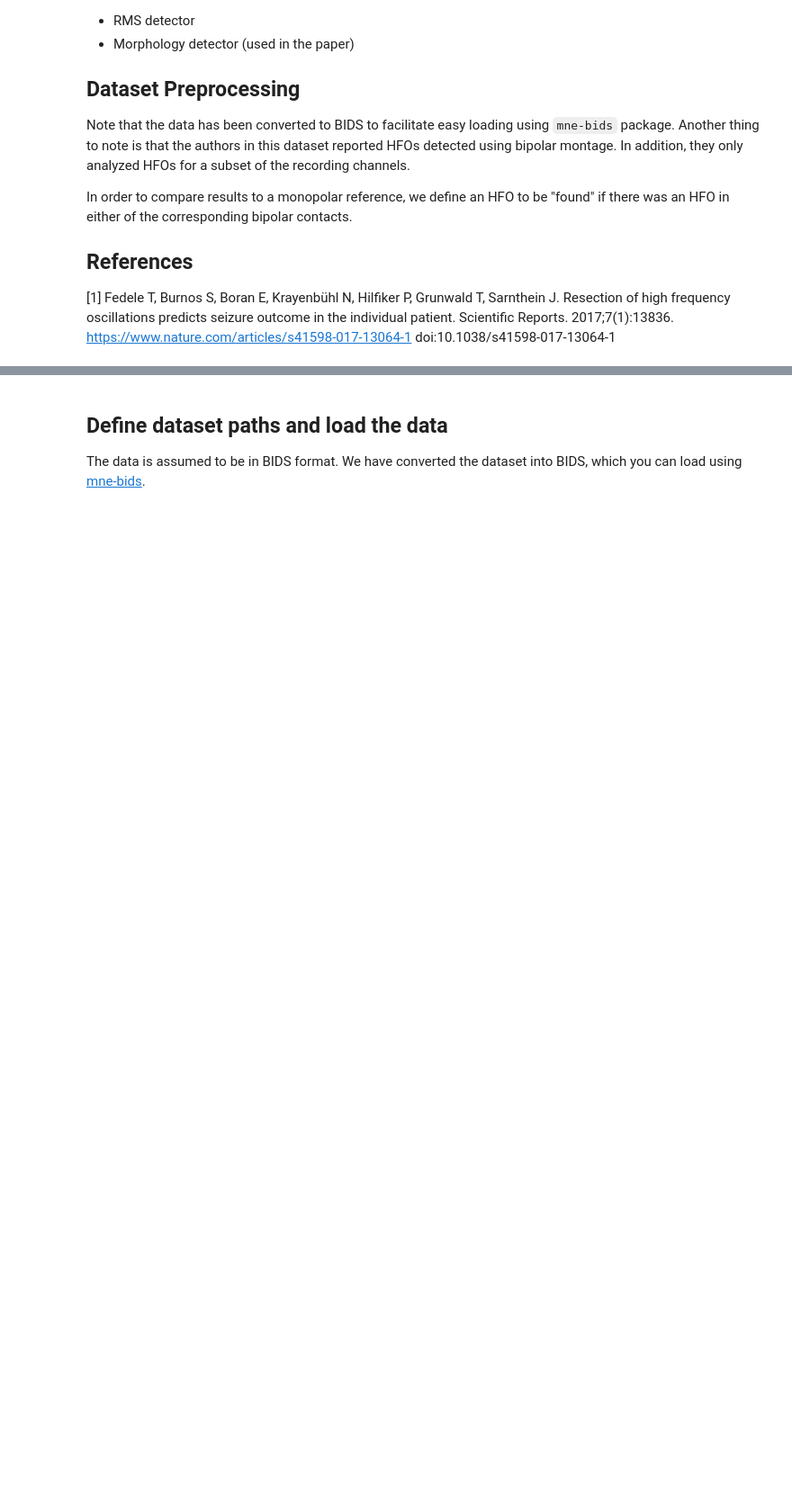
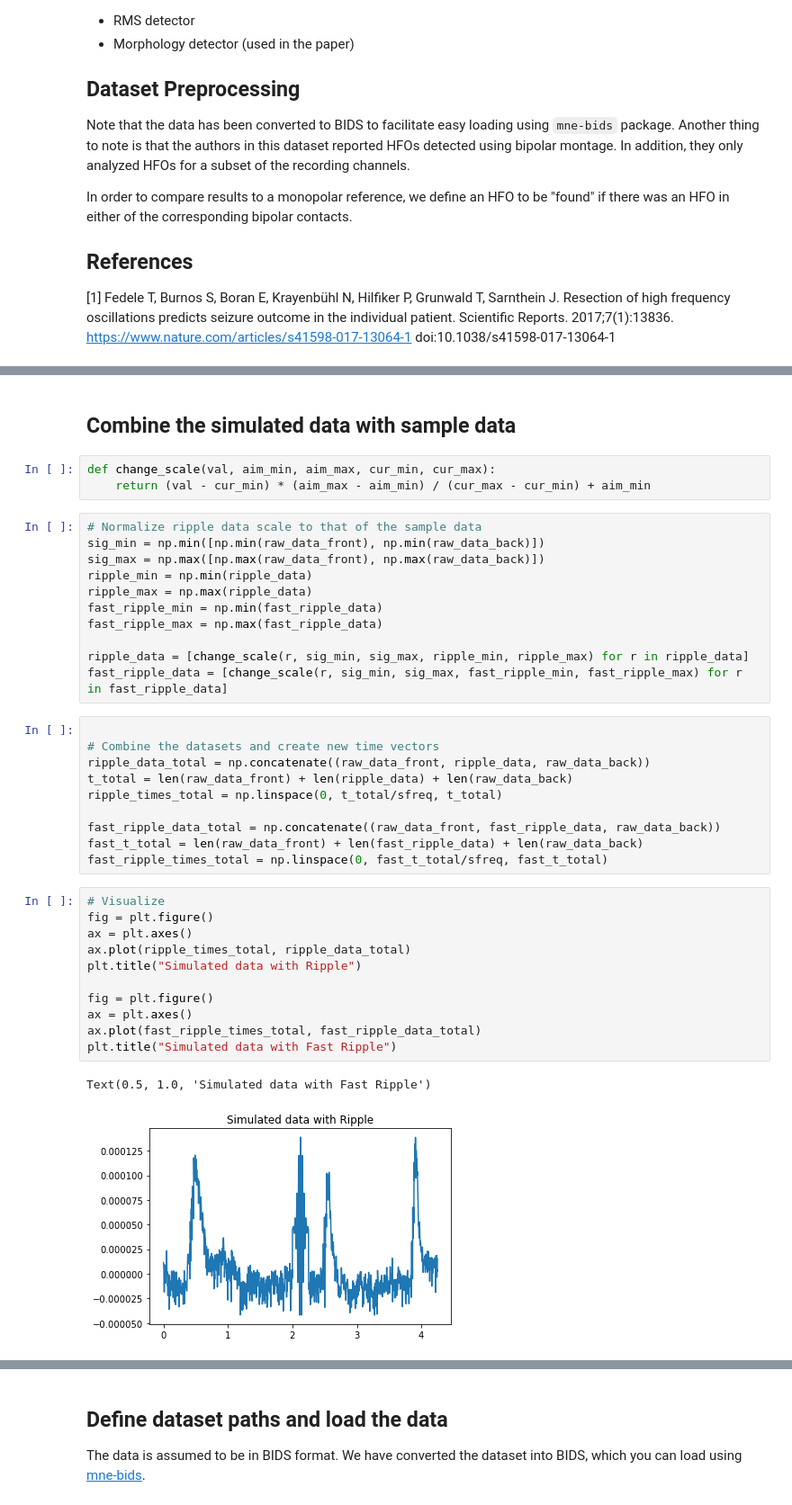
Before and after one commit to mne-tools/mne-hfo, a Jupyter notebook: docs/tutorials/basic_compute_hfos.ipynb, the cells around one changed output, grey strips where cells are left out. Shown: that part at 90% size. Drawn from its saved outputs; the diff is of its cells as text; blank space fills up the shorter version.

```diff
--- a/docs/tutorials/basic_compute_hfos.ipynb
+++ b/docs/tutorials/basic_compute_hfos.ipynb
@@ -37,0 +106,40 @@ from mne_hfo import LineLengthDetector, RMSDetector
+# %% [markdown]
+## Combine the simulated data with sample data
+# %%
+def change_scale(val, aim_min, aim_max, cur_min, cur_max):
+    return (val - cur_min) * (aim_max - aim_min) / (cur_max - cur_min) + aim_min
+# %%
+# Normalize ripple data scale to that of the sample data
+sig_min = np.min([np.min(raw_data_front), np.min(raw_data_back)])
+sig_max = np.max([np.max(raw_data_front), np.max(raw_data_back)])
+ripple_min = np.min(ripple_data)
+ripple_max = np.max(ripple_data)
+fast_ripple_min = np.min(fast_ripple_data)
+fast_ripple_max = np.max(fast_ripple_data)
+
+ripple_data = [change_scale(r, sig_min, sig_max, ripple_min, ripple_max) for r in ripple_data]
+fast_ripple_data = [change_scale(r, sig_min, sig_max, fast_ripple_min, fast_ripple_max) for r in fast_ripple_data]
+# %%
+
+# Combine the datasets and create new time vectors
+ripple_data_total = np.concatenate((raw_data_front, ripple_data, raw_data_back))
+t_total = len(raw_data_front) + len(ripple_data) + len(raw_data_back)
+ripple_times_total = np.linspace(0, t_total/sfreq, t_total)
+
+fast_ripple_data_total = np.concatenate((raw_data_front, fast_ripple_data, raw_data_back))
+fast_t_total = len(raw_data_front) + len(fast_ripple_data) + len(raw_data_back)
+fast_ripple_times_total = np.linspace(0, fast_t_total/sfreq, fast_t_total)
+# %%
+# Visualize
+fig = plt.figure()
+ax = plt.axes()
+ax.plot(ripple_times_total, ripple_data_total)
+plt.title("Simulated data with Ripple")
+
+fig = plt.figure()
+ax = plt.axes()
+ax.plot(fast_ripple_times_total, fast_ripple_data_total)
+plt.title("Simulated data with Fast Ripple")
+# %% [output]
+Text(0.5, 1.0, 'Simulated data with Fast Ripple')
+[figure, added]
```
Also changed, not shown: parts of 52 cells of this notebook, 5 other files.
